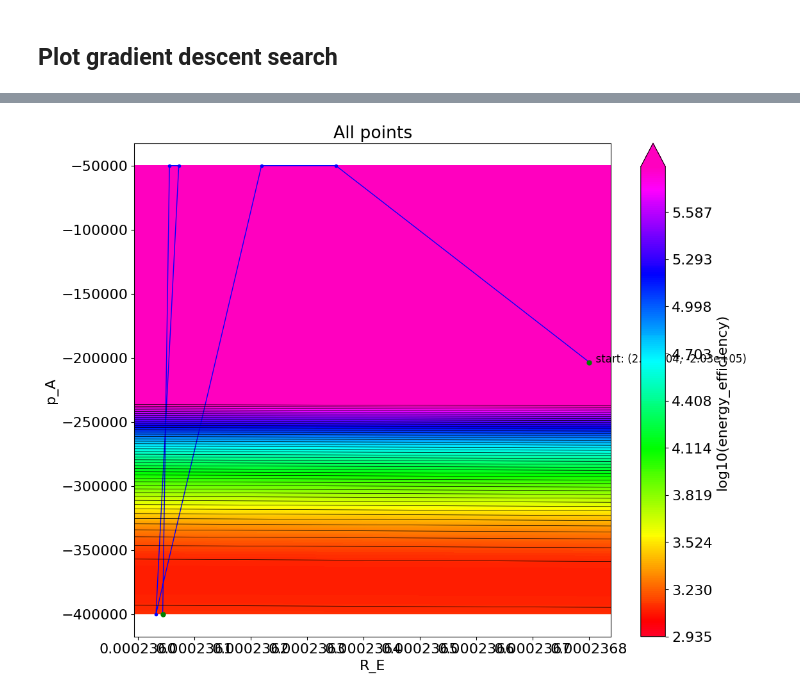
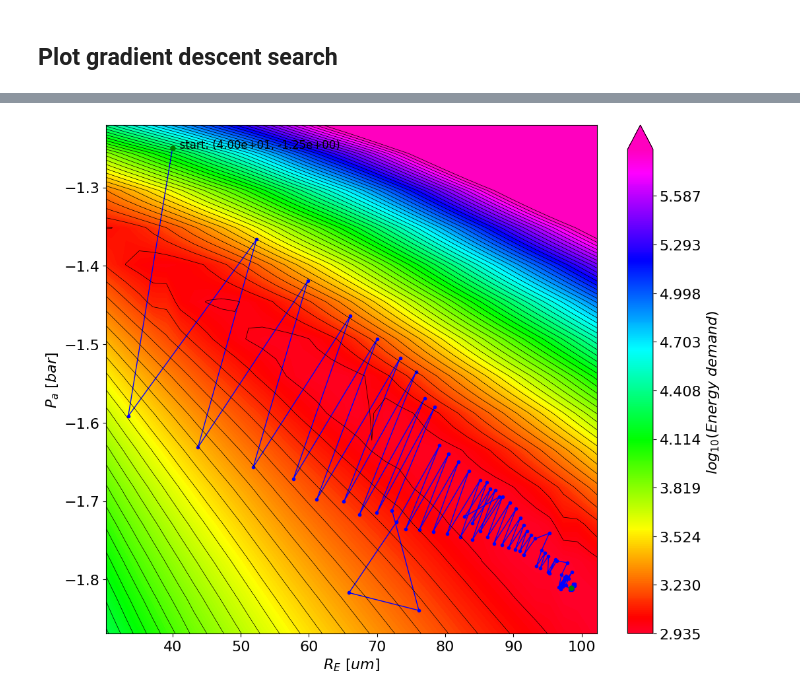
Before and after one commit to hihihi2001/parameter_studies, a Jupyter notebook: gradient_descent_2D copy.ipynb, the cells around one changed output, grey strips where cells are left out. Cells and saved outputs as stored; diff of their text form; code cells hidden in the pictures.

```diff
--- a/gradient_descent_2D copy.ipynb
+++ b/gradient_descent_2D copy.ipynb
@@ -271,7 +290,9 @@ plt.show()
 # %%
 # Generate random starting_point:
 
-start_point = gd.rand_point(ranges, padding=0.1)   # random point in ranges
+start_point = gd.rand_point(ranges, padding=0.01)   # random point in ranges
+start_point['R_E'] = 40e-6
+start_point['p_A'] = -1.25e5
 print(f'Starting point: ({key1}={start_point[key1]}, {key2}={start_point[key2]})')
 
 # Calculate output in starting_point:
@@ -290,7 +311,7 @@ start_point_copy = gd.de.copy(start_point)
 
 datas, last_bests, elapsed_time = gd.gradient_descent(
     ranges=ranges, path='', to_optimize=to_optimize, start_point=start_point_copy,
-    step_limit=100, max_step_until_decay=10, first_step=0.05, decay=0.25, min_step=1e-5, delta=1e-6,
+    step_limit=100, max_step_until_decay=40, first_step=0.1, decay=0.9, min_step=1e-4, delta=1e-6,
     verbose=True, t_int=np.array([0.0, 1.0]), LSODA_timeout=30, Radau_timeout=300
 )
 # %% [output]
@@ -373,26 +413,25 @@ vmin, vmax
 # %%
 fig, ax = plt.subplots(1, 1, figsize=(12, 10))
 levels = np.linspace(vmin, vmax, 250)
 maxi = np.log10(max(central_outputs))
-cp = ax.contourf(X, Y, Z, levels=levels, cmap='gist_rainbow', vmax=vmax, extend='max')
-ax.contour(X, Y, Z, levels=np.linspace(vmin, vmax, 50), colors='black', linewidths=0.5)
-fig.colorbar(cp, label='log10(energy_efficiency)') # Add a colorbar to a plot
+cp = ax.contourf(1e6*X, 1e-5*Y, Z, levels=levels, cmap='gist_rainbow', vmax=vmax, extend='max')
+ax.contour(1e6*X, 1e-5*Y, Z, levels=np.linspace(vmin, vmax, 50), colors='black', linewidths=0.5)
+fig.colorbar(cp, label='$log_{10}(Energy\ demand)$') # Add a colorbar to a plot
 
-ax.plot(value1[:], value2[:], '.-', color='blue', linewidth=1, zorder=1)
-ax.scatter([value1[0]], [value2[0]], color='green', zorder=2, s=25)   # start point
-ax.scatter([value1[-1]], [value2[-1]], color='green', zorder=2, s=25)   # optimal point
-ax.text(value1[0], value2[0], f'  start: ({value1[0]:.2e}, {value2[0]:.2e})', fontsize=12)
-ax.set_title('All points')
-ax.set_xlabel(key1)
-ax.set_ylabel(key2)
+ax.plot([1e6*x for x in value1[:]], [1e-5*x for x in value2[:]], '.-', color='blue', linewidth=1, zorder=1)
+ax.scatter([1e6*value1[0]], [1e-5*value2[0]], color='green', zorder=2, s=25)   # start point
+ax.scatter([1e6*value1[-1]], [1e-5*value2[-1]], color='green', zorder=2, s=25)   # optimal point
+ax.text(1e6*value1[0], 1e-5*value2[0], f'  start: ({1e6*value1[0]:.2e}, {1e-5*value2[0]:.2e})', fontsize=12)
+ax.set_xlabel('$R_E\ [um]$')
+ax.set_ylabel('$P_a\ [bar]$')
 
-range1 = max(value1) - min(value1)
-range2 = max(value2) - min(value2)
-range1 = [min(value1) - 0.05*range1, max(value1) + 0.05*range1]
-range2 = [min(value2) - 0.05*range2, max(value2) + 0.05*range2]
+range1 = 1e6*(max(value1) - min(value1))
+range2 = 1e-5*(max(value2) - min(value2))
+range1 = [1e6*min(value1) - 0.05*range1, 1e6*max(value1) + 0.05*range1]
+range2 = [1e-5*min(value2) - 0.05*range2, 1e-5*max(value2) + 0.05*range2]
 ax.set_xlim(range1)
 ax.set_ylim(range2)
 
 plt.show()
 # %% [output]
-[figure, old version]
+[figure, new version]
```
Also changed, not shown: parts of 8 cells of this notebook, 41 other files.
